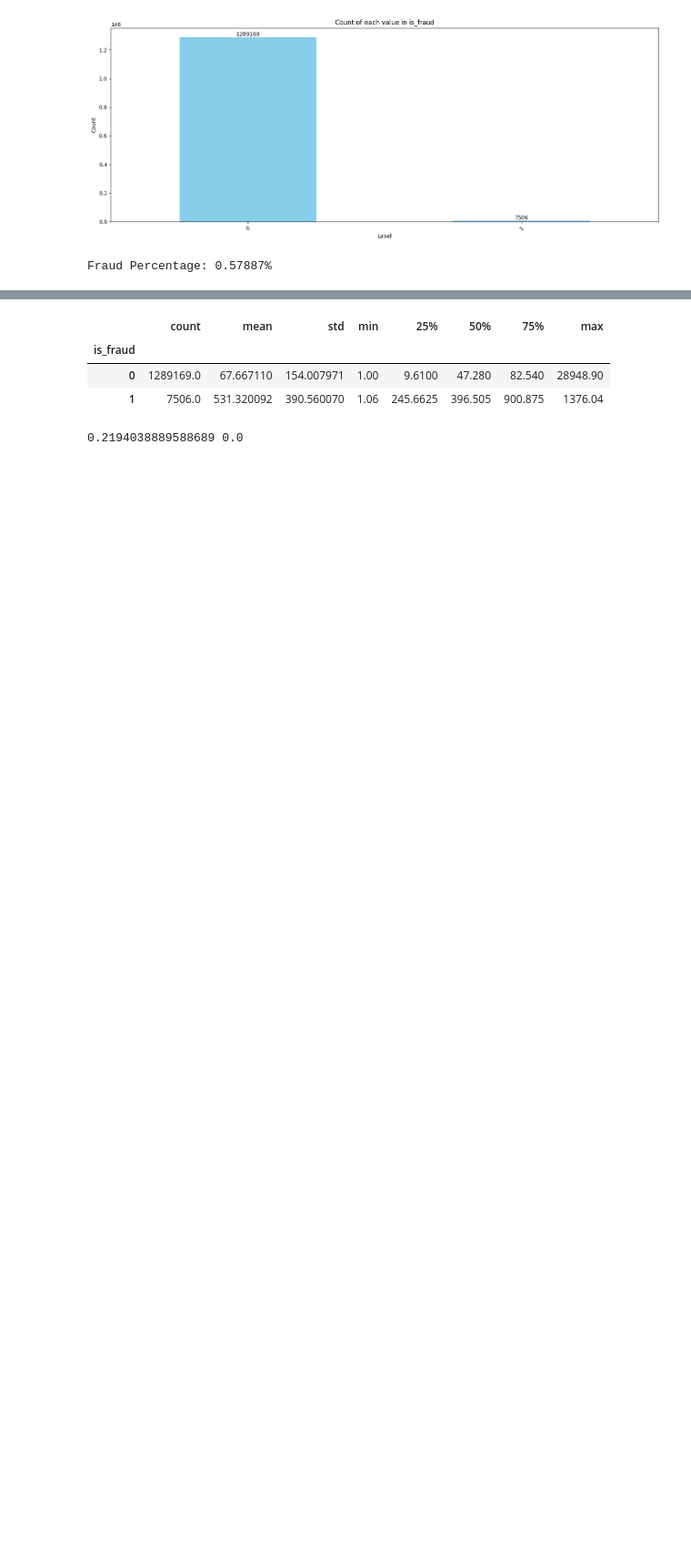
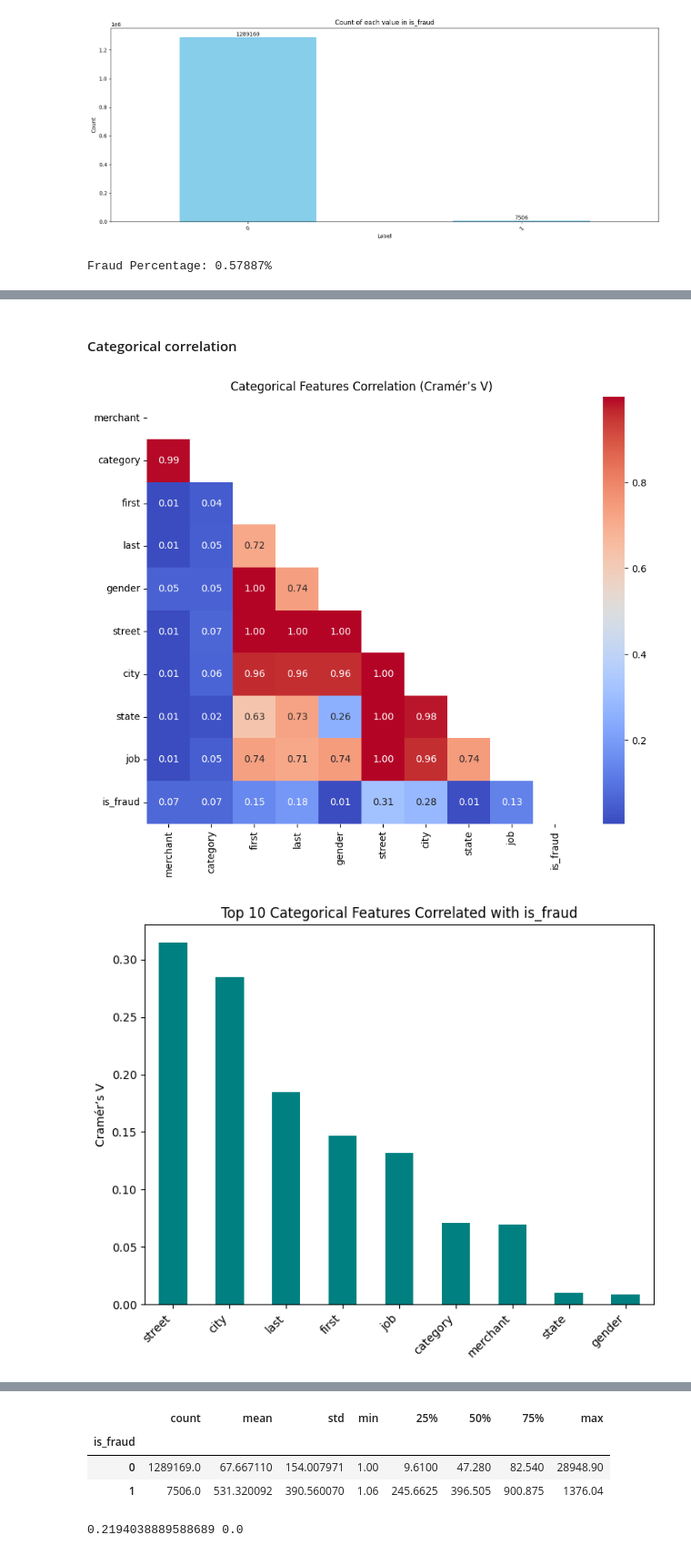
Before and after one commit to AubLambert/FraudDetection, a Jupyter notebook: Fraud_Detection.ipynb, the cells around one changed output, grey strips where cells are left out. Shown at 91% size. Cells and saved outputs as stored; diff of their text form; code cells hidden in the pictures; blank space fills up the shorter version.

```diff
--- a/Fraud_Detection.ipynb
+++ b/Fraud_Detection.ipynb
@@ -528,0 +262,56 @@ fraud_countplot(df_viz, "time_of_day")
+# %% [markdown]
+#### Categorical correlation
+# %%
+df_viz_samp = df_viz.drop(["trans_date_trans_time", "dob", "trans_num"], axis=1)
+# %%
+def cat_corr(df, n=10):
+    def cramers_v(x, y):
+        confusion_matrix = pd.crosstab(x, y)
+        chi2 = chi2_contingency(confusion_matrix)[0]
+        n_obs = confusion_matrix.sum().sum()
+        phi2 = chi2 / n_obs
+        r, k = confusion_matrix.shape
+        phi2corr = max(0, phi2 - ((k-1)*(r-1)) / (n_obs-1))
+        rcorr = r - ((r-1)**2) / (n_obs-1)
+        kcorr = k - ((k-1)**2) / (n_obs-1)
+        return np.sqrt(phi2corr / min((kcorr-1), (rcorr-1)))
+
+    # Sample to reduce computation cost
+    df_viz_samp = df.sample(frac=0.1, random_state=42)
+    df_viz_samp["is_fraud"] = df_viz_samp["is_fraud"].astype("category")
+    cat_cols = df_viz_samp.select_dtypes(include=["object", "category"]).astype("category")
+
+    # Compute Cramér’s V with is_fraud
+    corr_with_target = {}
+    for c in cat_cols.columns:
+        if c != "is_fraud":
+            corr_with_target[c] = cramers_v(cat_cols[c], df_viz_samp["is_fraud"])
+
+    # Sort by strength
+    sorted_corr = pd.Series(corr_with_target).sort_values(ascending=False)
+
+    # --- Heatmap (all categorical pairs) ---
+    corr_cat = pd.DataFrame(np.zeros((len(cat_cols.columns), len(cat_cols.columns))),
+                            index=cat_cols.columns, columns=cat_cols.columns)
+    for c1 in cat_cols.columns:
+        for c2 in cat_cols.columns:
+            corr_cat.loc[c1, c2] = cramers_v(cat_cols[c1], cat_cols[c2])
+
+    mask = np.triu(np.ones_like(corr_cat, dtype=bool))
+    plt.figure(figsize=(10,8))
+    sns.heatmap(corr_cat, mask=mask, cmap="coolwarm", annot=True, fmt=".2f", cbar=True)
+    plt.title("Categorical Features Correlation (Cramér’s V)")
+    plt.show()
+
+    # --- Bar chart (top-N with is_fraud) ---
+    plt.figure(figsize=(8,6))
+    sorted_corr.head(n).plot(kind="bar", color="teal")
+    plt.title(f"Top {n} Categorical Features Correlated with is_fraud")
+    plt.ylabel("Cramér’s V")
+    plt.xticks(rotation=45, ha="right")
+    plt.show()
+
+cat_corr(df_viz_samp)
+# %% [output]
+[figure, added]
+[figure, added]
```
Also changed, not shown: parts of 174 cells of this notebook.
